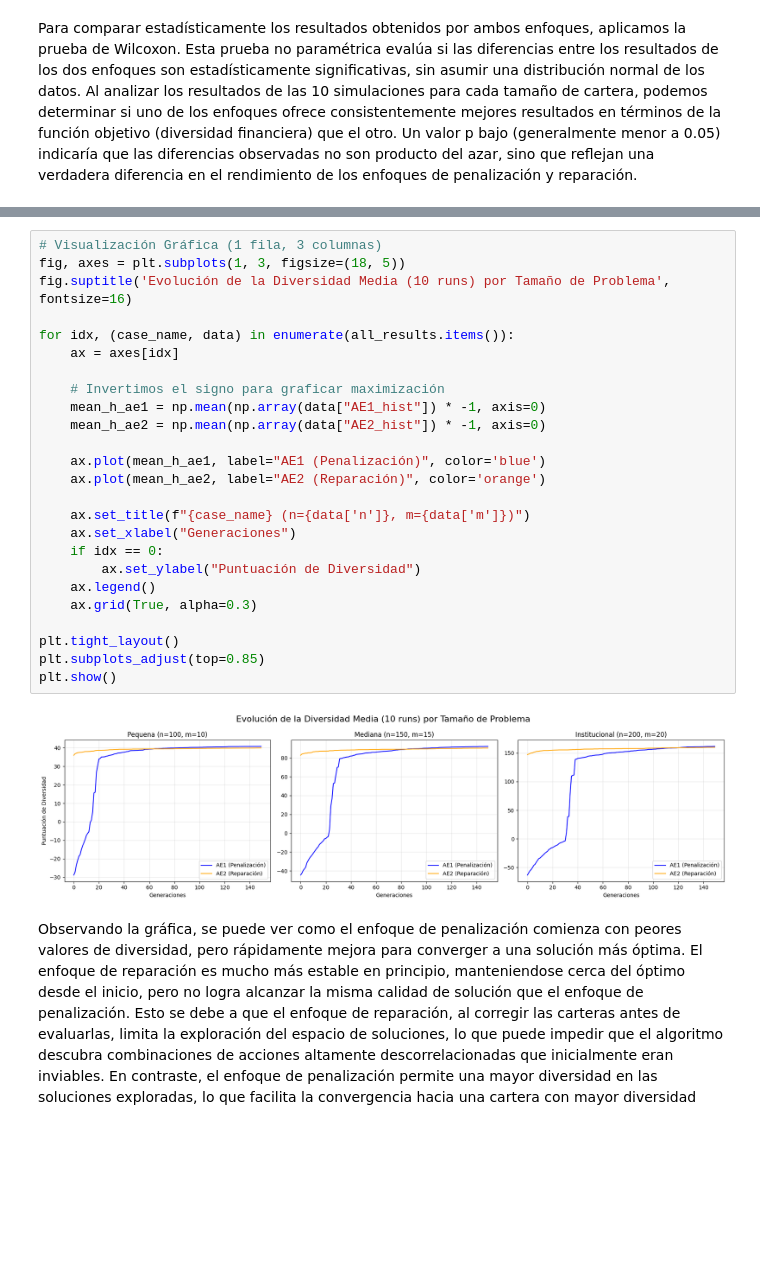
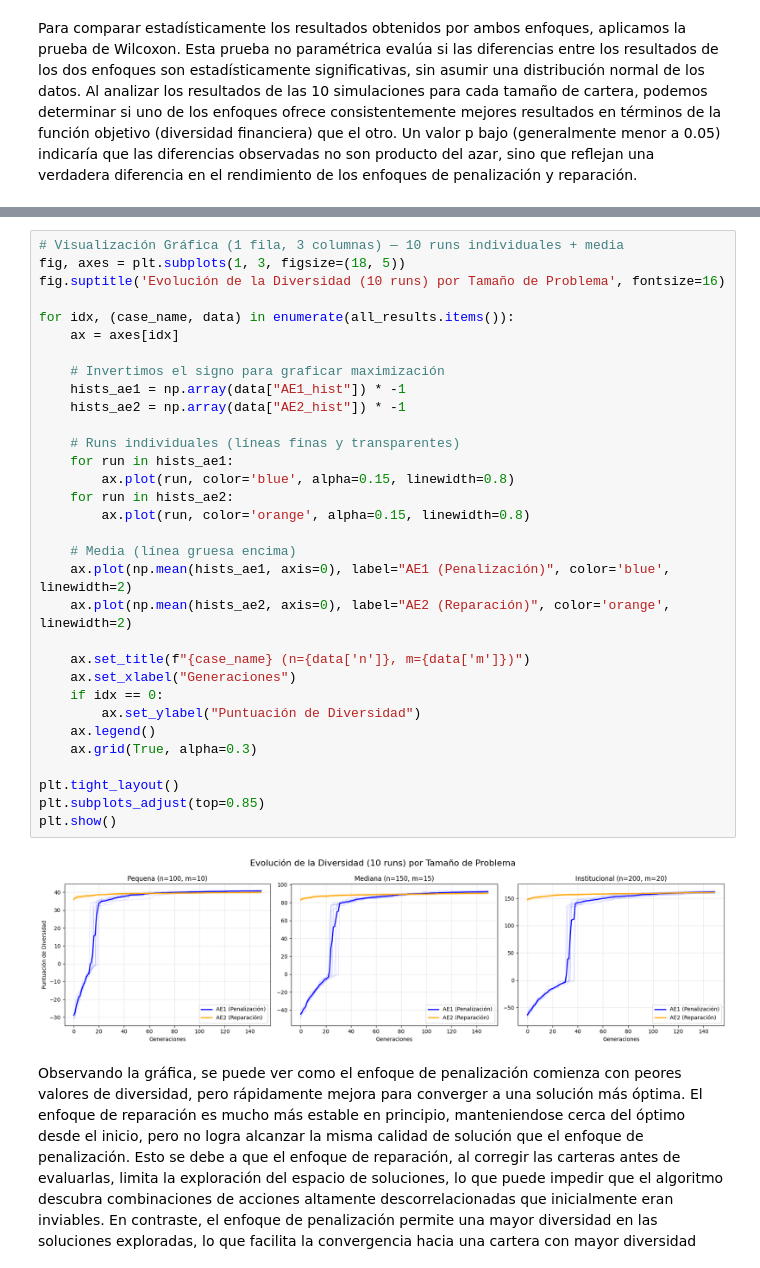
Before and after one commit to oscarveral/biostock, a Jupyter notebook: notebooks/correlation.ipynb, the cells around one changed output, grey strips where cells are left out. Drawn from its saved outputs; the diff is of its cells as text; blank space fills up the shorter version.

```diff
--- a/notebooks/correlation.ipynb
+++ b/notebooks/correlation.ipynb
@@ -299,30 +347,37 @@ AE2 (Reparación):   Media=160.05 | Max=161.61 | Min=157.65 | Std=1.26
 # %%
-# Visualización Gráfica (1 fila, 3 columnas)
+# Visualización Gráfica (1 fila, 3 columnas) — 10 runs individuales + media
 fig, axes = plt.subplots(1, 3, figsize=(18, 5))
-fig.suptitle('Evolución de la Diversidad Media (10 runs) por Tamaño de Problema', fontsize=16)
+fig.suptitle('Evolución de la Diversidad (10 runs) por Tamaño de Problema', fontsize=16)
 
 for idx, (case_name, data) in enumerate(all_results.items()):
     ax = axes[idx]
 
     # Invertimos el signo para graficar maximización
-    mean_h_ae1 = np.mean(np.array(data["AE1_hist"]) * -1, axis=0)
-    mean_h_ae2 = np.mean(np.array(data["AE2_hist"]) * -1, axis=0)
+    hists_ae1 = np.array(data["AE1_hist"]) * -1
+    hists_ae2 = np.array(data["AE2_hist"]) * -1
 
-    ax.plot(mean_h_ae1, label="AE1 (Penalización)", color='blue')
-    ax.plot(mean_h_ae2, label="AE2 (Reparación)", color='orange')
+    # Runs individuales (líneas finas y transparentes)
+    for run in hists_ae1:
+        ax.plot(run, color='blue', alpha=0.15, linewidth=0.8)
+    for run in hists_ae2:
+        ax.plot(run, color='orange', alpha=0.15, linewidth=0.8)
+
+    # Media (línea gruesa encima)
+    ax.plot(np.mean(hists_ae1, axis=0), label="AE1 (Penalización)", color='blue', linewidth=2)
+    ax.plot(np.mean(hists_ae2, axis=0), label="AE2 (Reparación)", color='orange', linewidth=2)
 
     ax.set_title(f"{case_name} (n={data['n']}, m={data['m']})")
     ax.set_xlabel("Generaciones")
     if idx == 0:
         ax.set_ylabel("Puntuación de Diversidad")
     ax.legend()
     ax.grid(True, alpha=0.3)
 
 plt.tight_layout()
 plt.subplots_adjust(top=0.85)
 plt.show()
 # %% [output]
-[figure, old version]
+[figure, new version]
 # %% [markdown]
 Observando la gráfica, se puede ver como el enfoque de penalización comienza con peores valores de diversidad, pero rápidamente mejora para converger a una solución más óptima. El enfoque de reparación es mucho más estable en principio, manteniendose cerca del óptimo desde el inicio, pero no logra alcanzar la misma calidad de solución que el enfoque de penalización. Esto se debe a que el enfoque de reparación, al corregir las carteras antes de evaluarlas, limita la exploración del espacio de soluciones, lo que puede impedir que el algoritmo descubra combinaciones de acciones altamente descorrelacionadas que inicialmente eran inviables. En contraste, el enfoque de penalización permite una mayor diversidad en las soluciones exploradas, lo que facilita la convergencia hacia una cartera con mayor diversidad financiera. Véase como el test de Wilcoxon confirma que las diferencias entre ambos enfoques son estadísticamente significativas, respaldando la conclusión de que el enfoque de penalización es superior en este caso.
 # %% [markdown]
```
Also changed, not shown: parts of 3 cells of this notebook, 18 other files.
